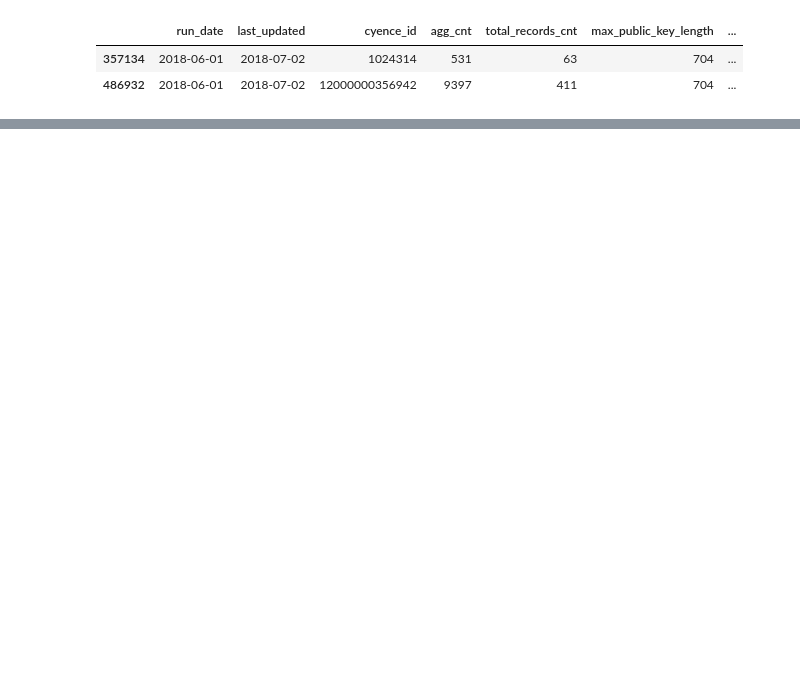
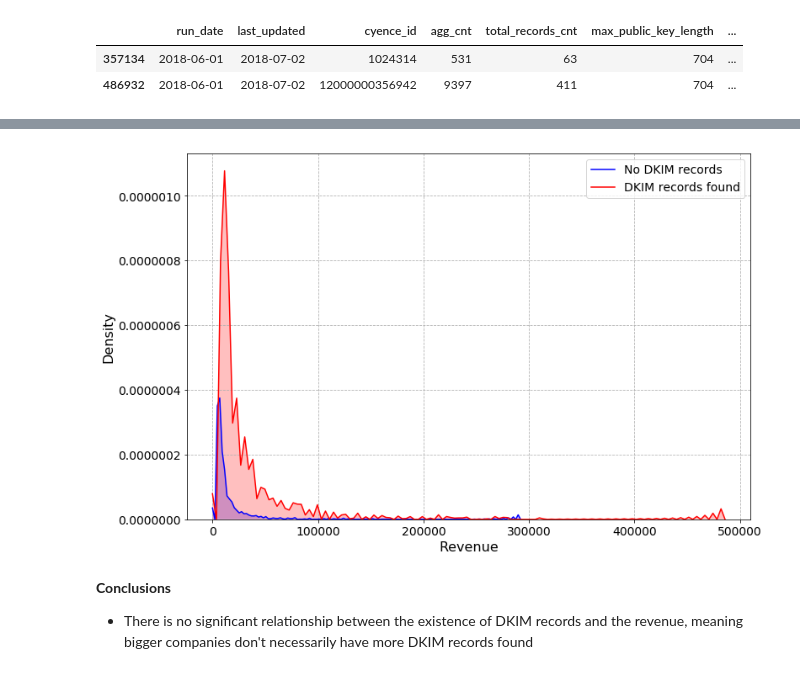
Before and after one commit to Yiming-Gao/Cyence, a Jupyter notebook: Data_Exploration/Email_Security/exploration_email.ipynb, the cells around one changed output, grey strips where cells are left out. Cells and saved outputs as stored; diff of their text form; code cells hidden in the pictures; blank space fills up the shorter version.

```diff
--- a/Data_Exploration/Email_Security/exploration_email.ipynb
+++ b/Data_Exploration/Email_Security/exploration_email.ipynb
@@ -442,0 +249,19 @@ plot.make_corr_chart(corr_info.drop('cyence_id', 1))
+# %%
+plt.figure(figsize = (12, 8))
+
+# gaussian kernel density estimate
+sns.kdeplot(new_dkim[new_dkim['public_key'] == 0]['revenue'], shade = True, color="b", label = "No DKIM records")
+sns.kdeplot(new_dkim[new_dkim['public_key'] == 1]['revenue'], shade = True, color="r", label = "DKIM records found")
+
+# settings
+plt.legend(prop = {'size': 14})
+plt.xlabel("Revenue", fontsize = 16)
+plt.ylabel("Density", fontsize = 16)
+plt.xticks(fontsize = 14)
+plt.yticks(fontsize = 14)
+plt.grid(ls = "--")
+# %% [output]
+[figure, added]
+# %% [markdown]
+**Conclusions**
+- There is no significant relationship between the existence of DKIM records and the revenue, meaning bigger companies don't necessarily have more DKIM records found
```
Also changed, not shown: parts of 53 cells of this notebook.
